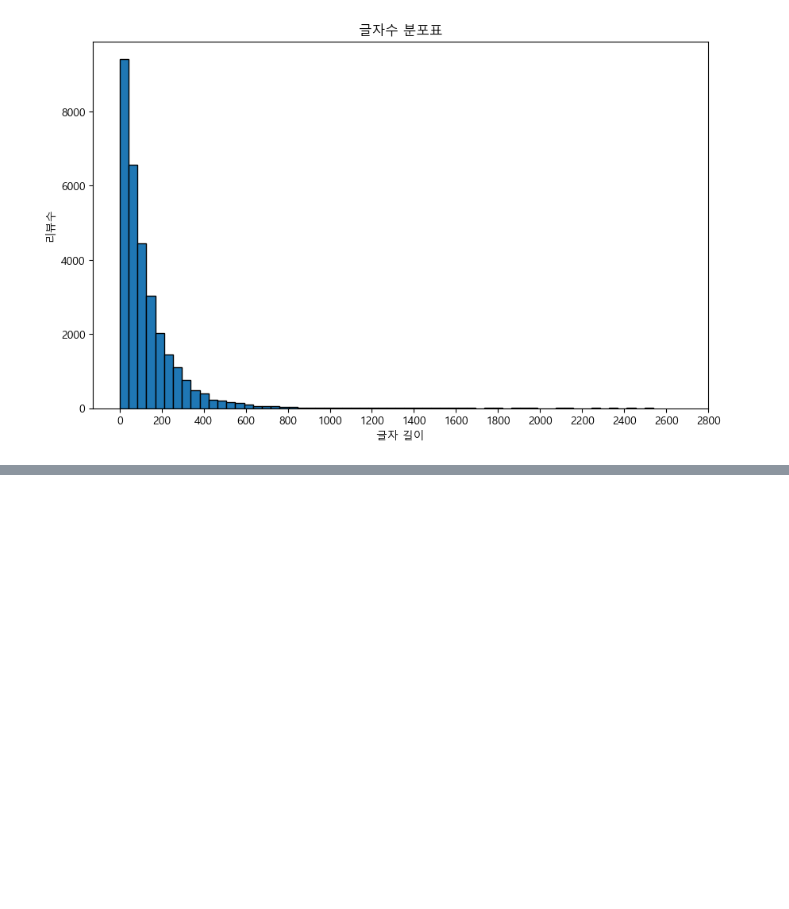
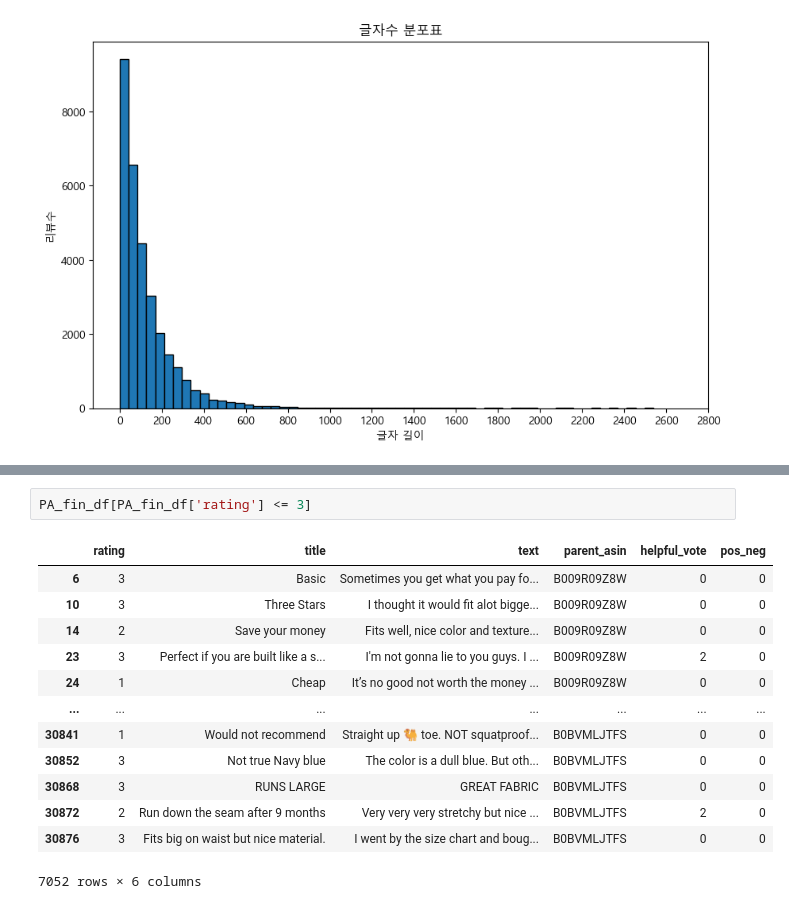
Before and after one commit to smallbrowndog/3-1_project, a Jupyter notebook: f_cleaned.ipynb, the cells around one changed output, grey strips where cells are left out. Drawn from its saved outputs; the diff is of its cells as text; blank space fills up the shorter version.

```diff
--- a/f_cleaned.ipynb
+++ b/f_cleaned.ipynb
@@ -334,0 +367,16 @@ PA_fin_df[PA_fin_df['parent_asin'].isin(ga)]
+# %%
+PA_fin_df[PA_fin_df['rating'] <= 3]
+# %% [output]
+|  | rating | title | text | parent_asin | helpful_vote | pos_neg |
+| 6 | 3 | Basic | Sometimes you get what you pay fo... | B009R09Z8W | 0 | 0 |
+| 10 | 3 | Three Stars | I thought it would fit alot bigge... | B009R09Z8W | 0 | 0 |
+| 14 | 2 | Save your money | Fits well, nice color and texture... | B009R09Z8W | 0 | 0 |
+| 23 | 3 | Perfect if you are built like a s... | I'm not gonna lie to you guys. I ... | B009R09Z8W | 2 | 0 |
+| 24 | 1 | Cheap | It’s no good not worth the money ... | B009R09Z8W | 0 | 0 |
+| ... | ... | ... | ... | ... | ... | ... |
+| 30841 | 1 | Would not recommend | Straight up 🐫 toe. NOT squatproof... | B0BVMLJTFS | 0 | 0 |
+| 30852 | 3 | Not true Navy blue | The color is a dull blue. But oth... | B0BVMLJTFS | 0 | 0 |
+| 30868 | 3 | RUNS LARGE | GREAT FABRIC | B0BVMLJTFS | 0 | 0 |
+| 30872 | 2 | Run down the seam after 9 months | Very very very stretchy but nice ... | B0BVMLJTFS | 2 | 0 |
+| 30876 | 3 | Fits big on waist but nice material. | I went by the size chart and boug... | B0BVMLJTFS | 0 | 0 |
+7052 rows × 6 columns
```
Also changed, not shown: parts of 15 cells of this notebook.
